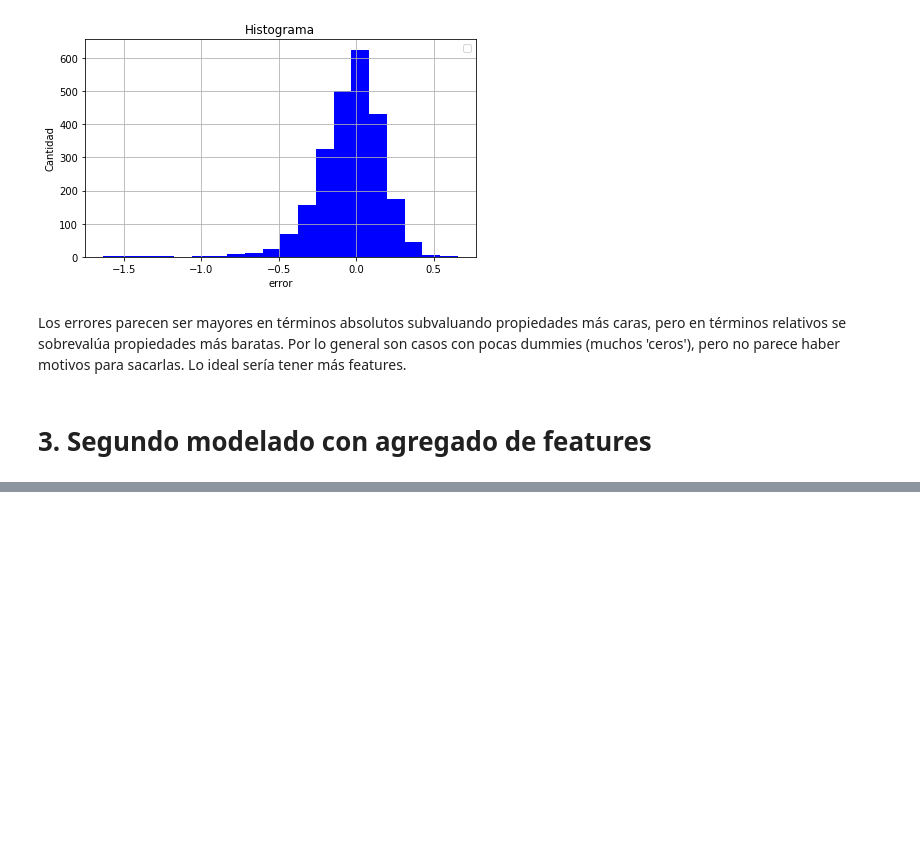
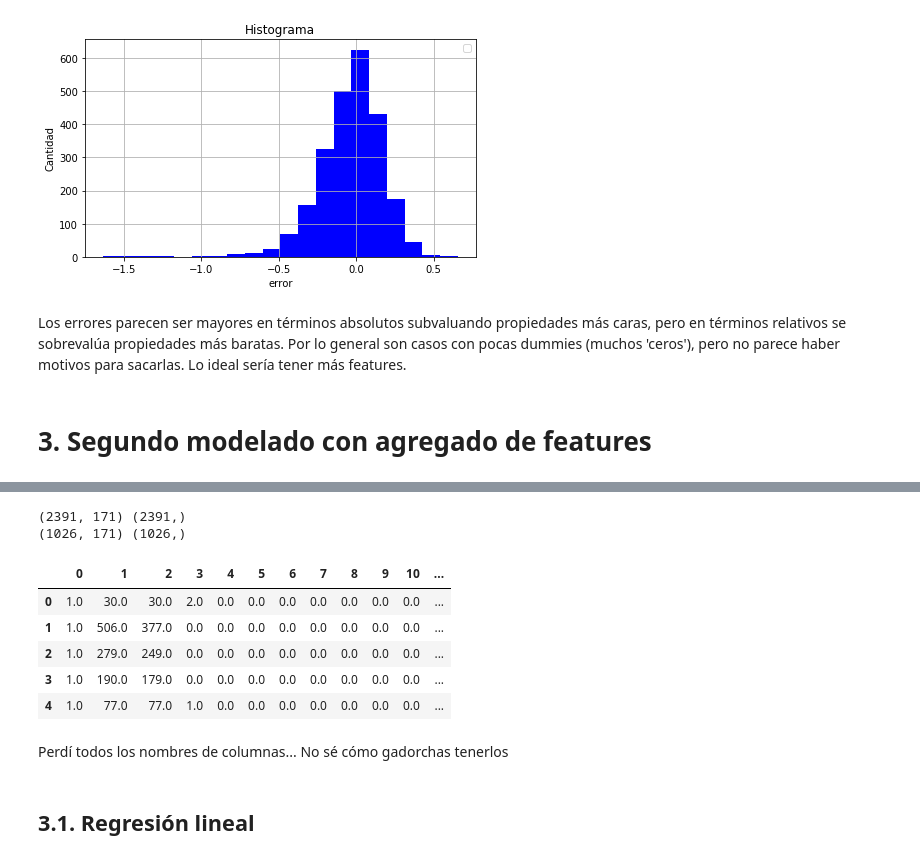
Before and after one commit to GabrielCasal/Digital_House, a Jupyter notebook: parte 2 juan.ipynb, the cells around one changed output, grey strips where cells are left out. Saved outputs shown, nothing was run; the diff lists cells and outputs as text; code cells hidden in the pictures; blank space fills up the shorter version.

```diff
--- a/parte 2 juan.ipynb
+++ b/parte 2 juan.ipynb
@@ -421,0 +474,8 @@ Los errores parecen ser mayores en términos absolutos subvaluando propiedades m
+# %%
+#Split train y test
+X_train, X_test, y_train, y_test = train_test_split(data_aux_sq, data.price_usd_per_m2, test_size=0.3, random_state=53)
+print(X_train.shape, y_train.shape)
+print(X_test.shape, y_test.shape)
+# %% [output]
+(2391, 171) (2391,)
+(1026, 171) (1026,)
@@ -421,0 +487,14 @@ Los errores parecen ser mayores en términos absolutos subvaluando propiedades m
+# %%
+prueba = pd.DataFrame(data_aux_sq)
+prueba.head()
+# %% [output]
+|  | 0 | 1 | 2 | 3 | 4 | 5 | 6 | 7 | 8 | 9 | 10 | ... |
+| 0 | 1.0 | 30.0 | 30.0 | 2.0 | 0.0 | 0.0 | 0.0 | 0.0 | 0.0 | 0.0 | 0.0 | ... |
+| 1 | 1.0 | 506.0 | 377.0 | 0.0 | 0.0 | 0.0 | 0.0 | 0.0 | 0.0 | 0.0 | 0.0 | ... |
+| 2 | 1.0 | 279.0 | 249.0 | 0.0 | 0.0 | 0.0 | 0.0 | 0.0 | 0.0 | 0.0 | 0.0 | ... |
+| 3 | 1.0 | 190.0 | 179.0 | 0.0 | 0.0 | 0.0 | 0.0 | 0.0 | 0.0 | 0.0 | 0.0 | ... |
+| 4 | 1.0 | 77.0 | 77.0 | 1.0 | 0.0 | 0.0 | 0.0 | 0.0 | 0.0 | 0.0 | 0.0 | ... |
+# %% [markdown]
+Perdí todos los nombres de columnas... No sé cómo gadorchas tenerlos
+# %% [markdown]
+## 3.1. Regresión lineal
```
Also changed, not shown: parts of 26 cells of this notebook, 3 other files.
